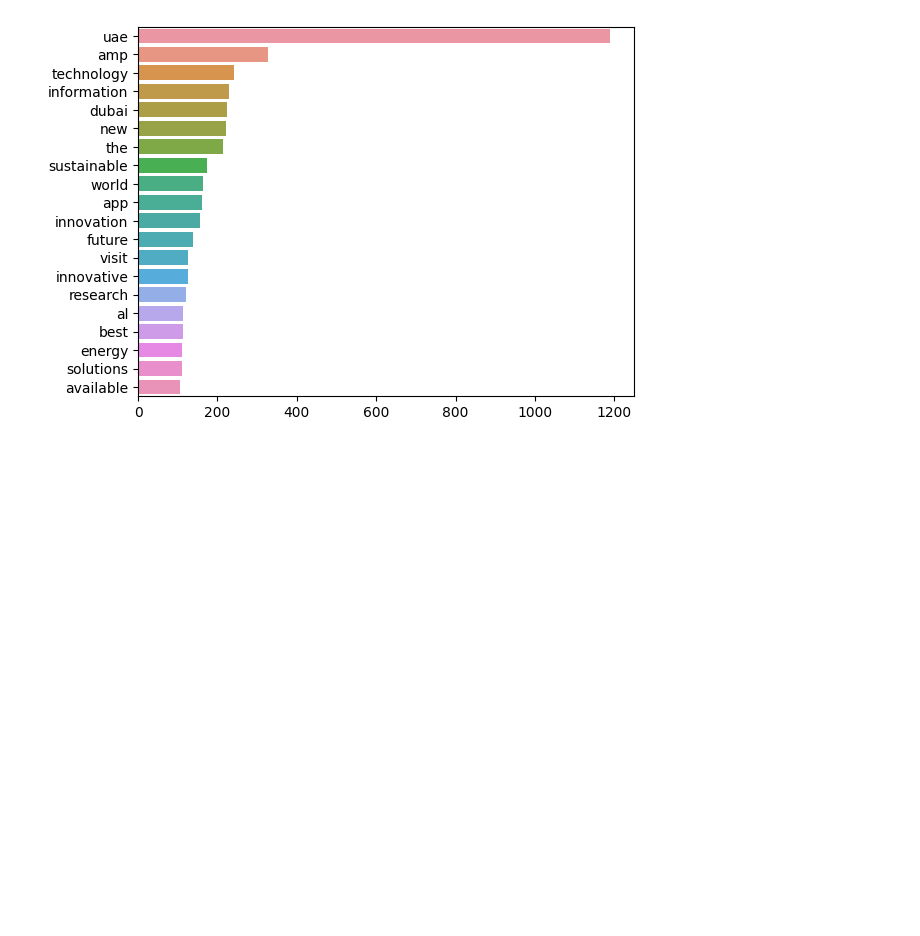
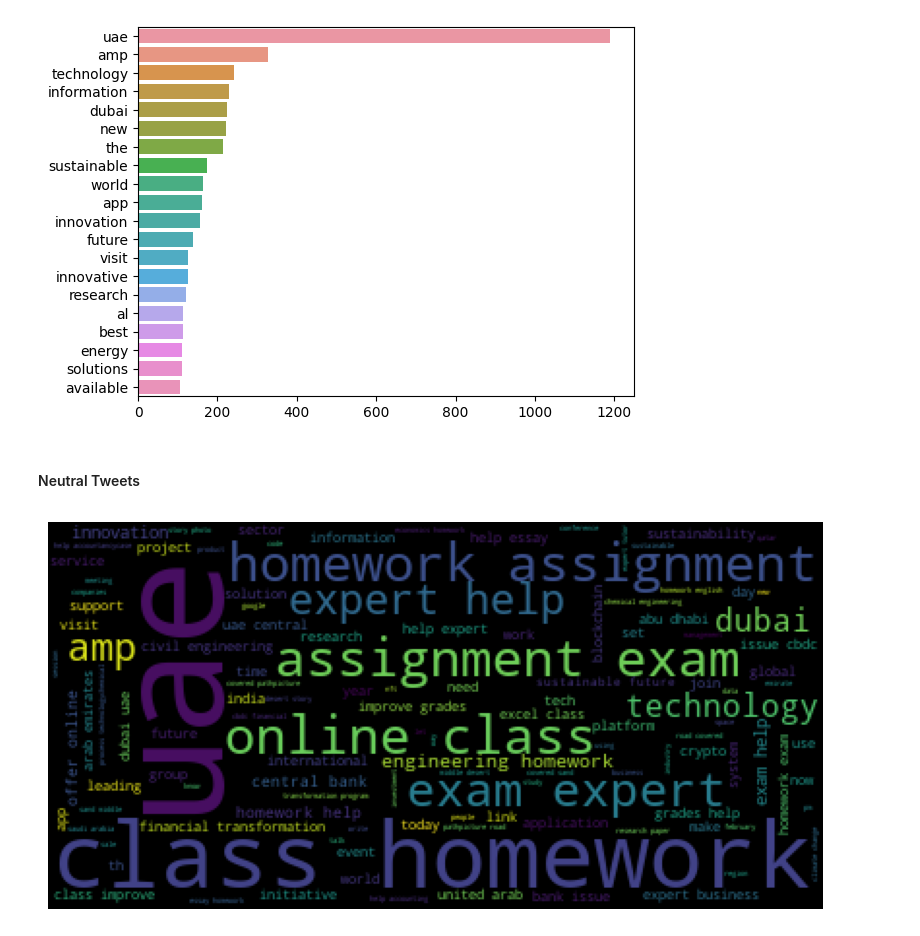
Before and after one commit to psychoanalyzing-twitter/sentiment-analysis, a Jupyter notebook: cw-1.ipynb, the cells around one changed output. Cells and saved outputs as stored; diff of their text form; code cells hidden in the pictures; blank space fills up the shorter version.

Commit message:
more graphs

```diff
--- a/cw-1.ipynb
+++ b/cw-1.ipynb
@@ -1213,3 +1213,16 @@ def plot_top_tokens(tweet):
 plot_top_tokens(positive['Tokenized Text'])
 # %% [output]
 [figure]
+# %% [markdown]
+#### Neutral Tweets
+# %%
+neutral = updated_dataset[updated_dataset['TextBlob Sentiment']=='Neutral']
+neutrals = ' '.join(tweet for tweet in neutral['Cleaned Text'])
+wordcloud_neu = WordCloud().generate(neutrals)
+
+plt.figure(figsize=(10, 7))
+plt.imshow(wordcloud_neu)
+plt.axis('off')
+plt.show()
+# %% [output]
+[figure, added]
```
Also changed, not shown: parts of 4 cells of this notebook.
